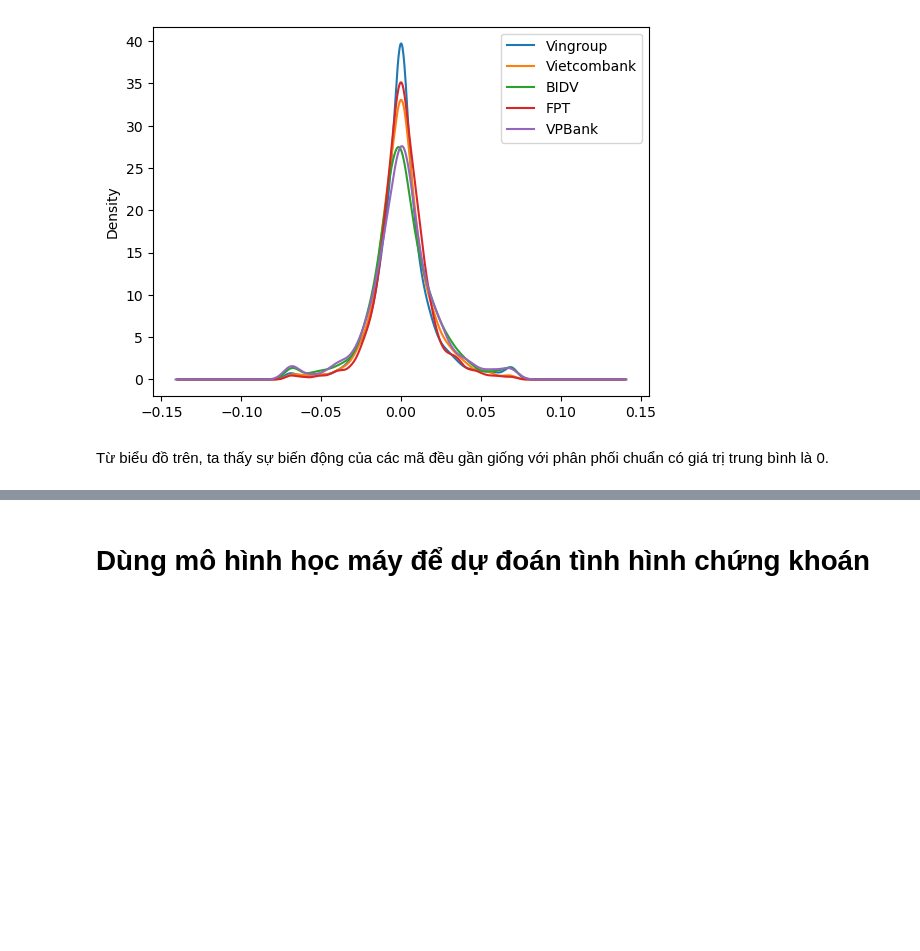
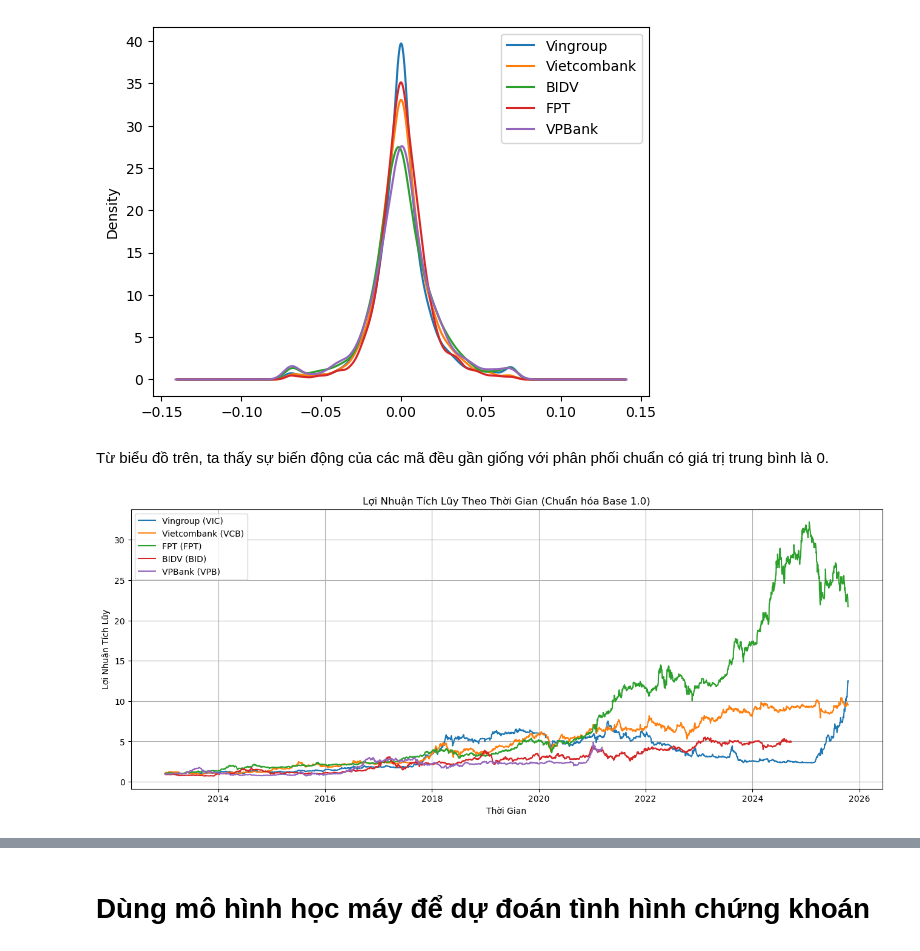
Before and after one commit to quang011105/BigdataStockPrice, a Jupyter notebook: notebook/Stock_price_demo.ipynb, the cells around one changed output, grey strips where cells are left out. Cells and saved outputs as stored; diff of their text form; code cells hidden in the pictures; blank space fills up the shorter version.

```diff
--- a/notebook/Stock_price_demo.ipynb
+++ b/notebook/Stock_price_demo.ipynb
@@ -136,3 +136,41 @@ plt.legend()
 [figure]
 # %% [markdown]
 Từ biểu đồ trên, ta thấy sự biến động của các mã đều gần giống với phân phối chuẩn có giá trị trung bình là 0.
+# %%
+import pandas as pd
+import matplotlib.pyplot as plt
+
+# Giả sử các DataFrame df_...mean đã có cột 'Change'
+
+# Hàm tính lợi nhuận tích lũy
+def calculate_cumulative_returns(df):
+    # (1 + Change).cumprod()
+    return (1 + df['Change']).cumprod()
+
+# Tạo DataFrame chung cho biểu đồ
+cumulative_df = pd.DataFrame({
+    'Time': df_VICmean['time'],
+    'VIC': calculate_cumulative_returns(df_VICmean),
+    'VCB': calculate_cumulative_returns(df_VCBmean),
+    'FPT': calculate_cumulative_returns(df_FPTmean),
+    'BID': calculate_cumulative_returns(df_BIDmean),
+    'VPB': calculate_cumulative_returns(df_VPBmean)
+})
+
+# Vẽ biểu đồ
+plt.figure(figsize=(16, 6))
+plt.plot(cumulative_df['Time'], cumulative_df['VIC'], label='Vingroup (VIC)')
+plt.plot(cumulative_df['Time'], cumulative_df['VCB'], label='Vietcombank (VCB)')
+plt.plot(cumulative_df['Time'], cumulative_df['FPT'], label='FPT (FPT)')
+plt.plot(cumulative_df['Time'], cumulative_df['BID'], label='BIDV (BID)')
+plt.plot(cumulative_df['Time'], cumulative_df['VPB'], label='VPBank (VPB)')
+
+plt.title('Lợi Nhuận Tích Lũy Theo Thời Gian (Chuẩn hóa Base 1.0)')
+plt.xlabel('Thời Gian')
+plt.ylabel('Lợi Nhuận Tích Lũy')
+plt.legend()
+plt.grid(True)
+plt.savefig('cumulative_returns.png')
+# plt.show()
+# %% [output]
+[figure, added]
```
Also changed, not shown: parts of 16 cells of this notebook, 5 other files.
